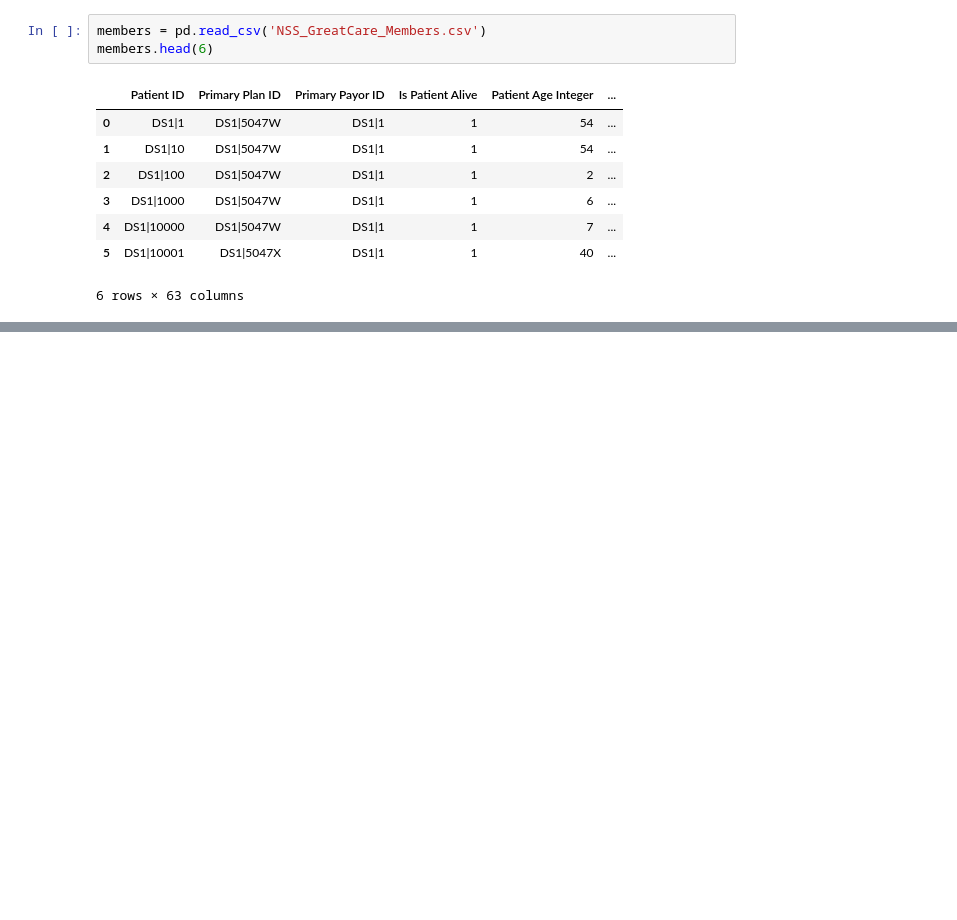
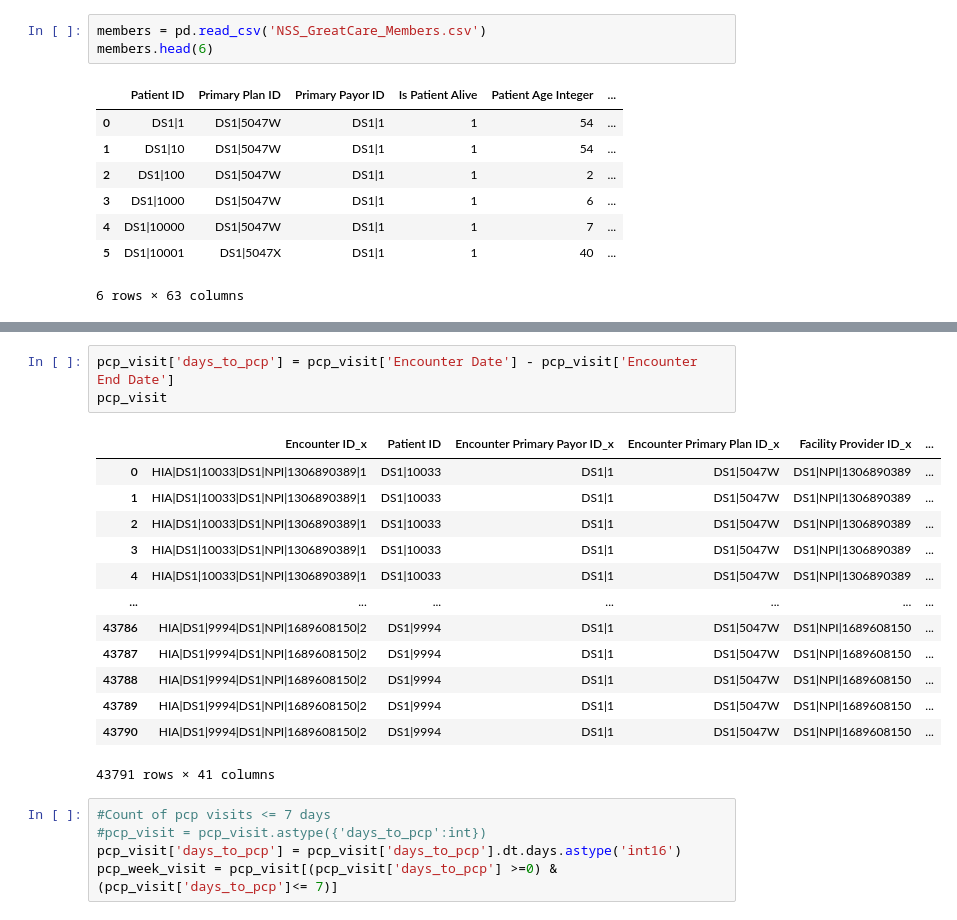
Before and after one commit to jrioross/ursa_health_hospital_readmissions, a Jupyter notebook: data/patient_care.ipynb, the cells around one changed output, grey strips where cells are left out. Cells and saved outputs as stored; diff of their text form; blank space fills up the shorter version.

```diff
--- a/data/patient_care.ipynb
+++ b/data/patient_care.ipynb
@@ -96,0 +138,22 @@ Ans:
+# %%
+pcp_visit['days_to_pcp'] = pcp_visit['Encounter Date'] - pcp_visit['Encounter End Date']
+pcp_visit
+# %% [output]
+|  | Encounter ID_x | Patient ID | Encounter Primary Payor ID_x | Encounter Primary Plan ID_x | Facility Provider ID_x | ... |
+| 0 | HIA|DS1|10033|DS1|NPI|1306890389|1 | DS1|10033 | DS1|1 | DS1|5047W | DS1|NPI|1306890389 | ... |
+| 1 | HIA|DS1|10033|DS1|NPI|1306890389|1 | DS1|10033 | DS1|1 | DS1|5047W | DS1|NPI|1306890389 | ... |
+| 2 | HIA|DS1|10033|DS1|NPI|1306890389|1 | DS1|10033 | DS1|1 | DS1|5047W | DS1|NPI|1306890389 | ... |
+| 3 | HIA|DS1|10033|DS1|NPI|1306890389|1 | DS1|10033 | DS1|1 | DS1|5047W | DS1|NPI|1306890389 | ... |
+| 4 | HIA|DS1|10033|DS1|NPI|1306890389|1 | DS1|10033 | DS1|1 | DS1|5047W | DS1|NPI|1306890389 | ... |
+| ... | ... | ... | ... | ... | ... | ... |
+| 43786 | HIA|DS1|9994|DS1|NPI|1689608150|2 | DS1|9994 | DS1|1 | DS1|5047W | DS1|NPI|1689608150 | ... |
+| 43787 | HIA|DS1|9994|DS1|NPI|1689608150|2 | DS1|9994 | DS1|1 | DS1|5047W | DS1|NPI|1689608150 | ... |
+| 43788 | HIA|DS1|9994|DS1|NPI|1689608150|2 | DS1|9994 | DS1|1 | DS1|5047W | DS1|NPI|1689608150 | ... |
+| 43789 | HIA|DS1|9994|DS1|NPI|1689608150|2 | DS1|9994 | DS1|1 | DS1|5047W | DS1|NPI|1689608150 | ... |
+| 43790 | HIA|DS1|9994|DS1|NPI|1689608150|2 | DS1|9994 | DS1|1 | DS1|5047W | DS1|NPI|1689608150 | ... |
+43791 rows × 41 columns
+# %%
+#Count of pcp visits <= 7 days
+#pcp_visit = pcp_visit.astype({'days_to_pcp':int})
+pcp_visit['days_to_pcp'] = pcp_visit['days_to_pcp'].dt.days.astype('int16')
+pcp_week_visit = pcp_visit[(pcp_visit['days_to_pcp'] >=0) & (pcp_visit['days_to_pcp']<= 7)]
```
Also changed, not shown: parts of 22 cells of this notebook.
